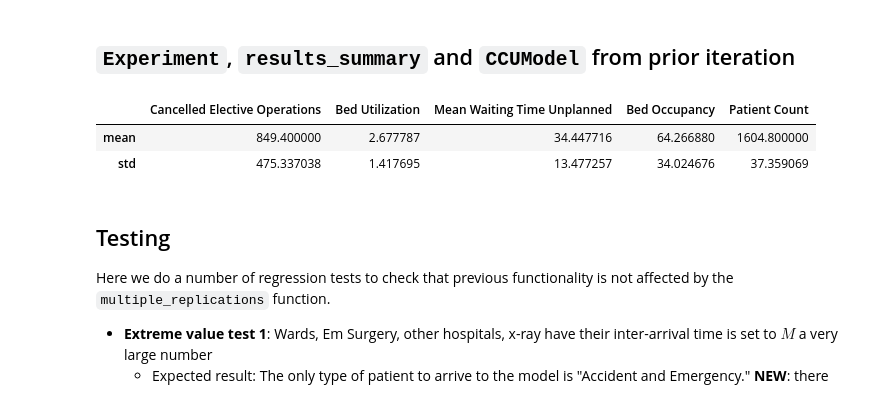
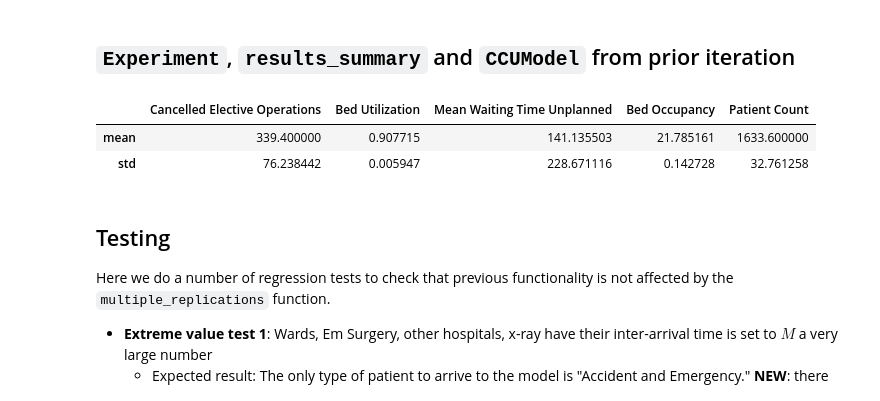
Before and after one commit to pythonhealthdatascience/llm_simpy, a Jupyter notebook: notebooks/early_testing/perplexity/iteration_15.ipynb, the cells around one changed output. Drawn from its saved outputs; the diff is of its cells as text; code cells hidden in the pictures.

```diff
--- a/notebooks/early_testing/perplexity/iteration_15.ipynb
+++ b/notebooks/early_testing/perplexity/iteration_15.ipynb
@@ -31,15 +44,19 @@ before the model is run call the Experiment setup_stream method and pass in the
 # %% [markdown]
 ## LLM Output 1:
 # %%
-def multiple_replications(experiment, n_replications=5):
+import pandas as pd
+
+def multiple_replications(experiment, num_replications=5):
     all_results = []
-    for i in range(n_replications):
-        experiment.setup_streams(i)  # Call setup_streams method with the current replication number
+
+    for i in range(num_replications):
+        experiment.setup_streams(i)  # Call the setup_streams method and pass in the current replication number
         model = CCUModel(simpy.Environment(), experiment)
-        model.run()
-        results = model.performance_measures
-        results['Replication'] = i
+        experiment.reset_kpi()
+        results = model.run()
+        results.insert(0, 'Replication', i+1)
         all_results.append(results)
+
     return pd.concat(all_results, ignore_index=True)
 # %% [markdown]
 ## `Experiment`, `results_summary` and `CCUModel` from prior iteration
@@ -209,12 +226,12 @@ class CCUModel:
 # %%
 # test code (written by tester)
 experiment = Experiment()
-replications = multiple_replications(experiment, n_replications=5)
+replications = multiple_replications(experiment, 5)
 results_summary(replications)
 # %% [output]
 |  | Cancelled Elective Operations | Bed Utilization | Mean Waiting Time Unplanned | Bed Occupancy | Patient Count |
-| mean | 849.400000 | 2.677787 | 34.447716 | 64.266880 | 1604.800000 |
-| std | 475.337038 | 1.417695 | 13.477257 | 34.024676 | 37.359069 |
+| mean | 339.400000 | 0.907715 | 141.135503 | 21.785161 | 1633.600000 |
+| std | 76.238442 | 0.005947 | 228.671116 | 0.142728 | 32.761258 |
 # %% [markdown]
 ## Testing
 
```
Also changed, not shown: parts of 8 cells of this notebook, 1 other file.
